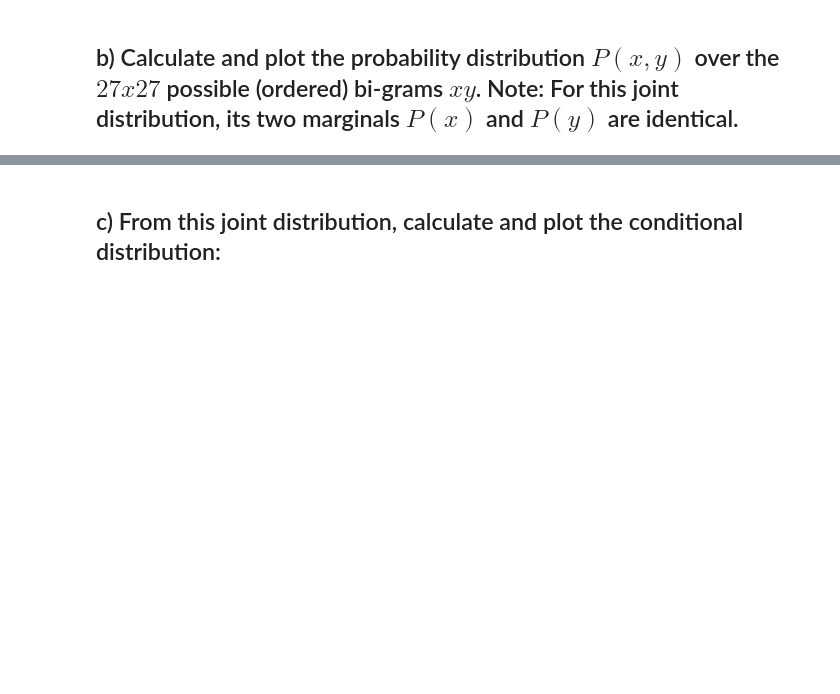
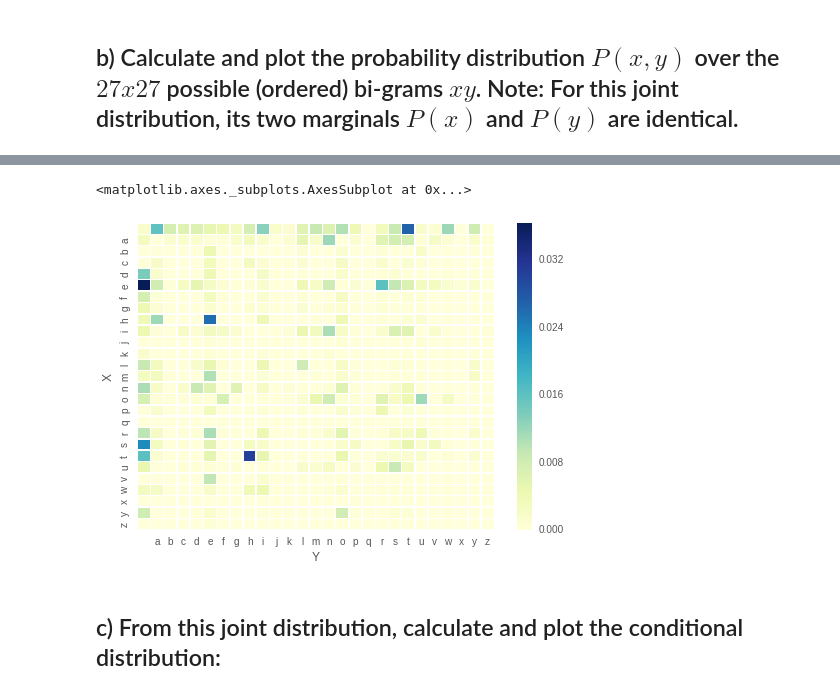
Before and after one commit to IFCE-Ciencia-da-Computacao-2011-2/UDM.316-Reconhecimento-de-Padroes, a Jupyter notebook: Exercicio 01 - 09.06/Exercicio 01.ipynb, the cells around one changed output, grey strips where cells are left out. Drawn from its saved outputs; the diff is of its cells as text; code cells hidden in the pictures; blank space fills up the shorter version.

```diff
--- a/Exercicio 01 - 09.06/Exercicio 01.ipynb
+++ b/Exercicio 01 - 09.06/Exercicio 01.ipynb
@@ -94,2 +72,7 @@ sns.heatmap(item_b, linewidths=.5, cmap="YlGnBu")
+# %%
+P.plot()
+# %% [output]
+<matplotlib.axes._subplots.AxesSubplot at 0x...>
+[figure, added]
 # %% [markdown]
 ## c) From this joint distribution, calculate and plot the conditional distribution:
```
Also changed, not shown: parts of 20 cells of this notebook, 1 other file.
